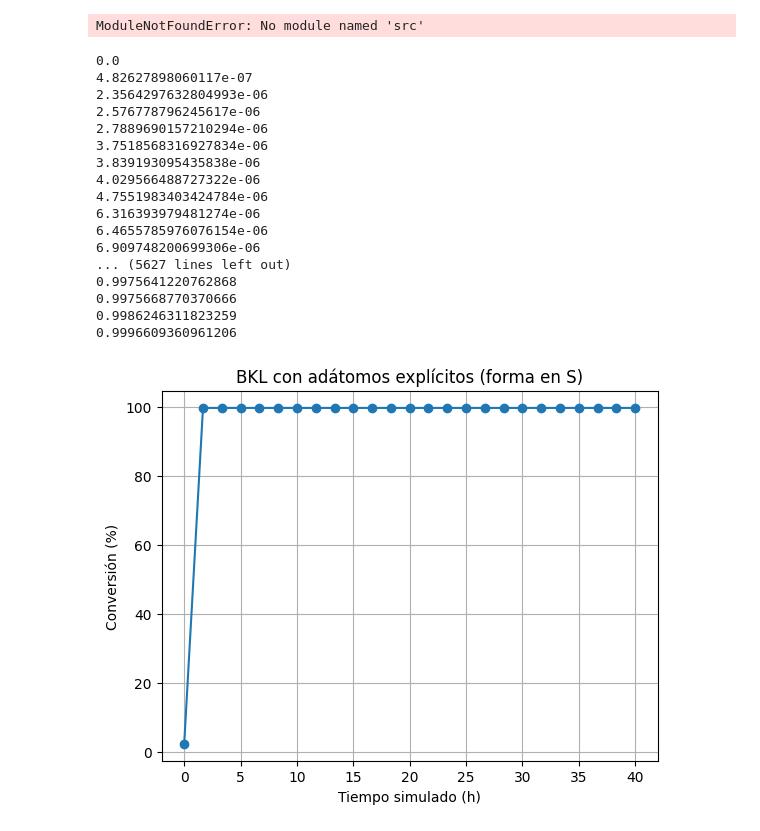
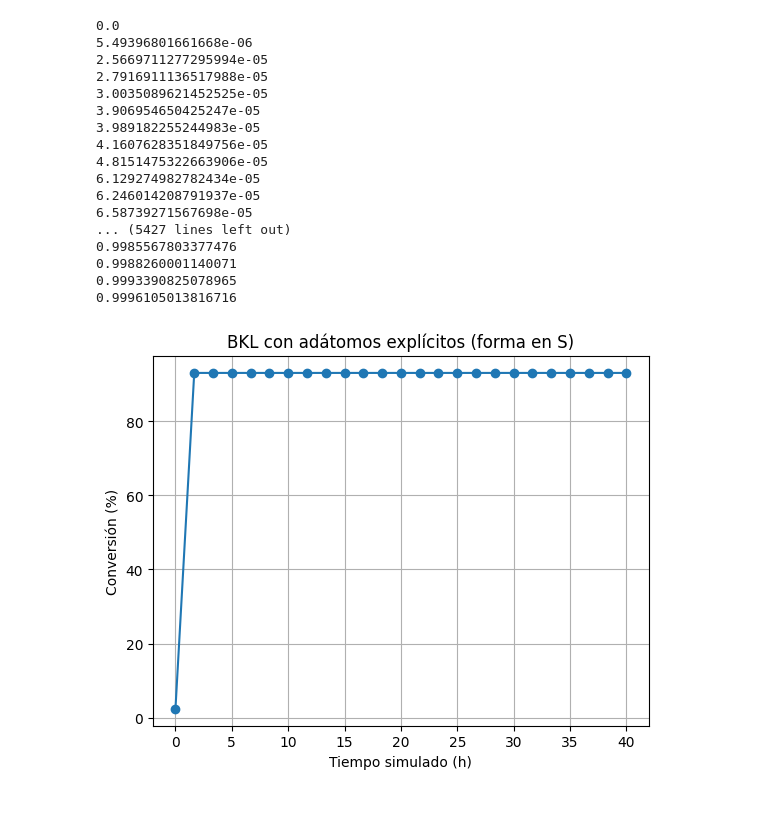
Before and after one commit to SebastGg99/MalariaProject, a Jupyter notebook: notebooks/VisualizationkMC.ipynb, the cells around one changed output. Cells and saved outputs as stored; diff of their text form; code cells hidden in the pictures.

```diff
--- a/notebooks/VisualizationkMC.ipynb
+++ b/notebooks/VisualizationkMC.ipynb
@@ -1,67 +1,62 @@
 # %%
 import numpy as np
 import matplotlib.pyplot as plt
-#import sys
-#sys.path.append(r'c:/Users/sebas/MalariaProject/src')
-#from params import KMCParams
-#from lattice import LatticeSOS
-#from bkl import KMC_BKL
+import sys
+sys.path.append(r'c:/Users/sebas/MalariaProject')
 
 from src import KMCParams, LatticeSOS, KMC_BKL
-# %% [output]
-ModuleNotFoundError: No module named 'src'
 # %%
 # Lattice y parámetros
 L = LatticeSOS(size=10, seed=42)
-L.initialize("random_surface")
+L.initialize("flat")
 
 params = KMCParams(
     T=298.15,
     K0_plus=1.9,
     K_inc_plus=1.9,
     E_pb_over_kT=0.7,
     phi_over_kT= 1.9,
-    delta=6.9,
+    delta=0.9,
     V=1.0,
     C_eq=5.0,
     #C_eq=20.0, # conv_max ~ 95 %
-    S_floor=-5.0, S_ceil=8.0
+    S_floor=-5.0, S_ceil=18.0
 )
 
 kmc = KMC_BKL(L, params, N_bulk0=3000, rng_seed=123, time_scale=1.0, n_seeds=70)
 
 
 times = np.linspace(0, 100, 25)
 snaps = kmc.run(t_end=1, snapshot_times=times)
 
 
 #plt.plot(Experiments[2]['Tiempo'], Experiments[2]['Porcentaje'], label='Datos Experimentales')
 plt.plot([t/2.5 for t,_,_ in snaps],
          [conv for _,_,conv in snaps], marker="o")
 plt.xlabel("Tiempo simulado (h)")
 plt.ylabel("Conversión (%)")
 plt.title("BKL con adátomos explícitos (forma en S)")
 plt.grid(True)
 plt.show()
 # %% [output]
 0.0
-4.82627898060117e-07
-2.3564297632804993e-06
-2.576778796245617e-06
-2.7889690157210294e-06
-3.7518568316927834e-06
-3.839193095435838e-06
-4.029566488727322e-06
-4.7551983403424784e-06
-6.316393979481274e-06
-6.4655785976076154e-06
-6.909748200699306e-06
-... (5627 lines left out)
-0.9975641220762868
-0.9975668770370666
-0.9986246311823259
-0.9996609360961206
+5.49396801661668e-06
+2.5669711277295994e-05
+2.7916911136517988e-05
+3.0035089621452525e-05
+3.906954650425247e-05
+3.989182255244983e-05
+4.1607628351849756e-05
+4.8151475322663906e-05
+6.129274982782434e-05
+6.246014208791937e-05
+6.58739271567698e-05
+... (5427 lines left out)
+0.9985567803377476
+0.9988260001140071
+0.9993390825078965
+0.9996105013816716
-[figure, old version]
+[figure, new version]
 # %%
 kmc.plot_crystal_3d(mode="voxel", snapshots=snaps, t_snapshot=0.5)
 kmc.plot_crystal_3d(mode="voxel", snapshots=snaps, t_snapshot=1)
```
Also changed, not shown: parts of 1 cell of this notebook, 10 other files.
